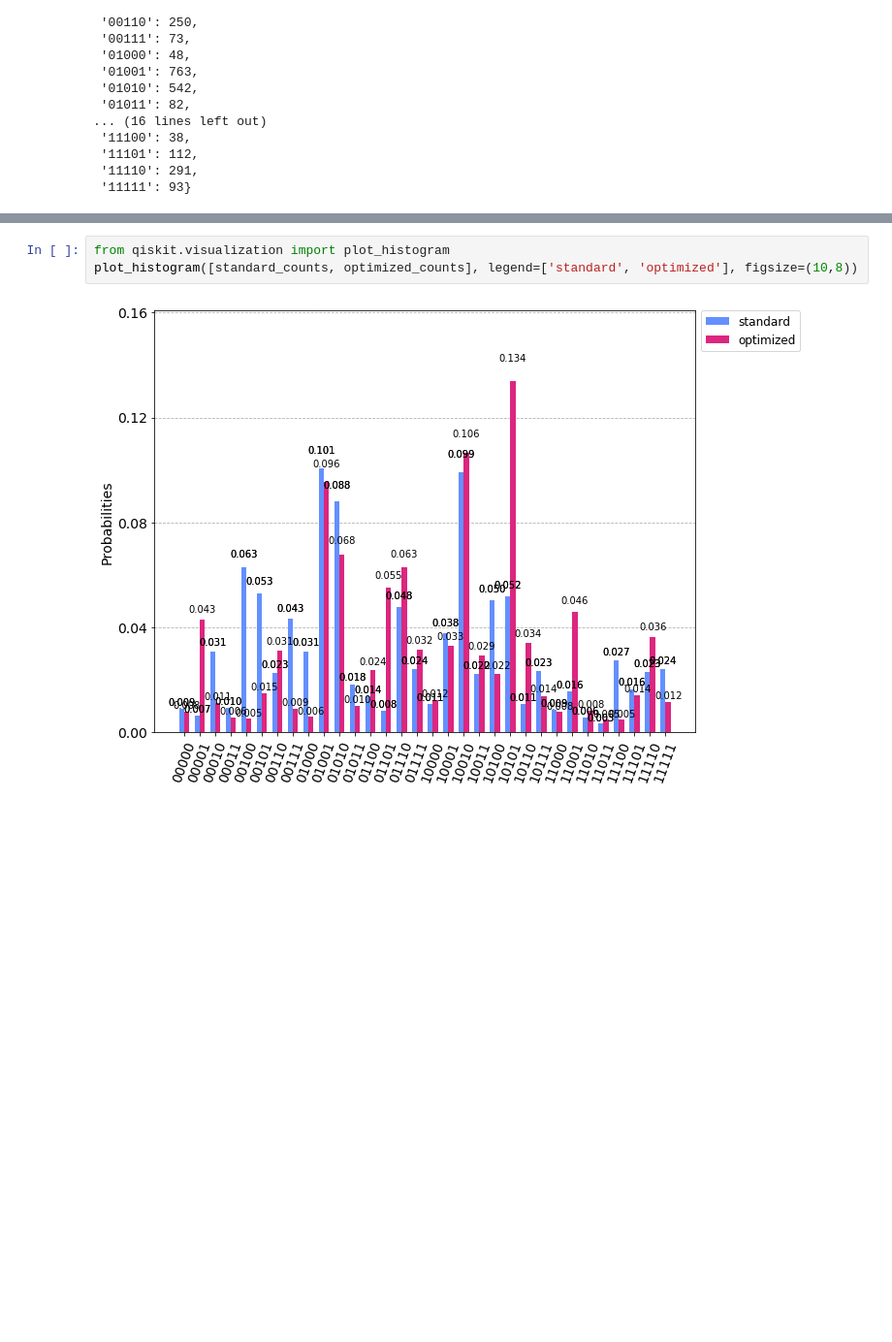
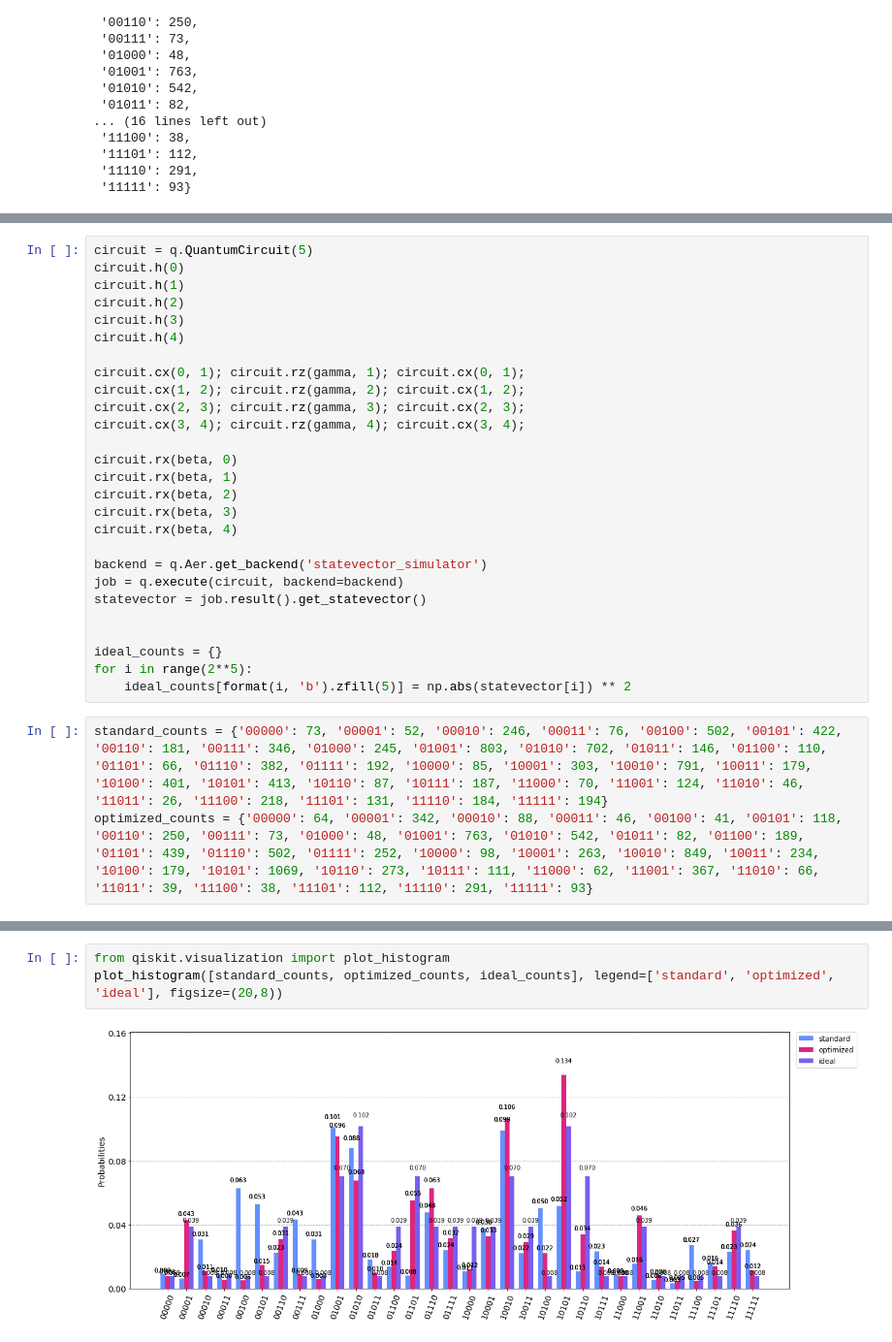
Before and after one commit to singular-value/optimizations_via_openpulse, a Jupyter notebook: QAOA_5Qubit_EXPERIMENT.ipynb, the cells around one changed output, grey strips where cells are left out. Shown at 97% size. Drawn from its saved outputs; the diff is of its cells as text; blank space fills up the shorter version.

Commit message:
Add ideal counts and KL divergence; results look good :)

```diff
--- a/QAOA_5Qubit_EXPERIMENT.ipynb
+++ b/QAOA_5Qubit_EXPERIMENT.ipynb
@@ -213,0 +243,30 @@ optimized_counts
+# %%
+circuit = q.QuantumCircuit(5)
+circuit.h(0)
+circuit.h(1)
+circuit.h(2)
+circuit.h(3)
+circuit.h(4)
+
+circuit.cx(0, 1); circuit.rz(gamma, 1); circuit.cx(0, 1);
+circuit.cx(1, 2); circuit.rz(gamma, 2); circuit.cx(1, 2);
+circuit.cx(2, 3); circuit.rz(gamma, 3); circuit.cx(2, 3);
+circuit.cx(3, 4); circuit.rz(gamma, 4); circuit.cx(3, 4);
+
+circuit.rx(beta, 0)
+circuit.rx(beta, 1)
+circuit.rx(beta, 2)
+circuit.rx(beta, 3)
+circuit.rx(beta, 4)
+
+backend = q.Aer.get_backend('statevector_simulator')
+job = q.execute(circuit, backend=backend)
+statevector = job.result().get_statevector()
+
+
+ideal_counts = {}
+for i in range(2**5):
+    ideal_counts[format(i, 'b').zfill(5)] = np.abs(statevector[i]) ** 2
+# %%
+standard_counts = {'00000': 73, '00001': 52, '00010': 246, '00011': 76, '00100': 502, '00101': 422, '00110': 181, '00111': 346, '01000': 245, '01001': 803, '01010': 702, '01011': 146, '01100': 110, '01101': 66, '01110': 382, '01111': 192, '10000': 85, '10001': 303, '10010': 791, '10011': 179, '10100': 401, '10101': 413, '10110': 87, '10111': 187, '11000': 70, '11001': 124, '11010': 46, '11011': 26, '11100': 218, '11101': 131, '11110': 184, '11111': 194}
+optimized_counts = {'00000': 64, '00001': 342, '00010': 88, '00011': 46, '00100': 41, '00101': 118, '00110': 250, '00111': 73, '01000': 48, '01001': 763, '01010': 542, '01011': 82, '01100': 189, '01101': 439, '01110': 502, '01111': 252, '10000': 98, '10001': 263, '10010': 849, '10011': 234, '10100': 179, '10101': 1069, '10110': 273, '10111': 111, '11000': 62, '11001': 367, '11010': 66, '11011': 39, '11100': 38, '11101': 112, '11110': 291, '11111': 93}
@@ -214,5 +285,5 @@ optimized_counts
 # %%
 from qiskit.visualization import plot_histogram
-plot_histogram([standard_counts, optimized_counts], legend=['standard', 'optimized'], figsize=(10,8))
+plot_histogram([standard_counts, optimized_counts, ideal_counts], legend=['standard', 'optimized', 'ideal'], figsize=(20,8))
 # %% [output]
-[figure, old version]
+[figure, new version]
```
Also changed, not shown: parts of 7 cells of this notebook.
